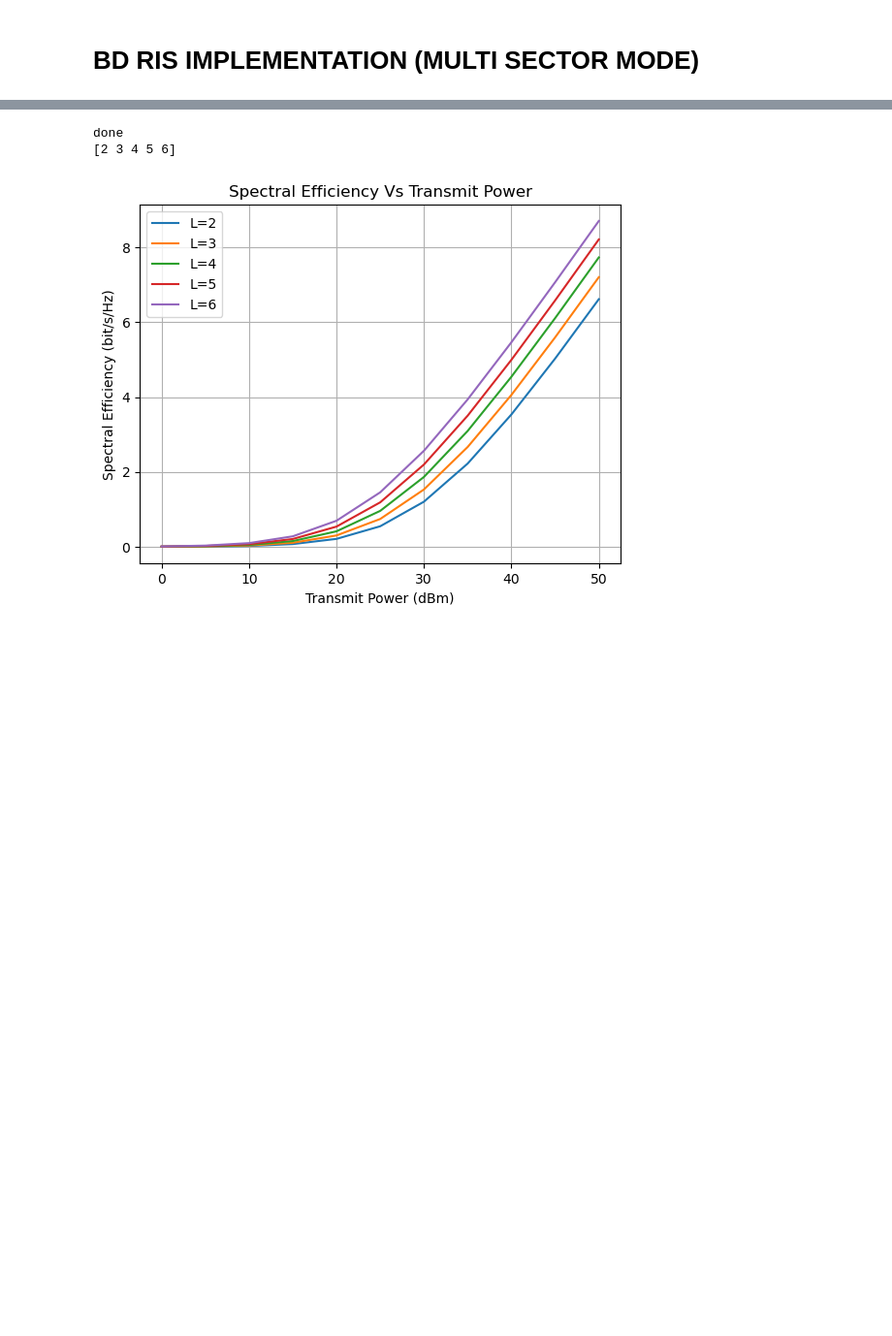
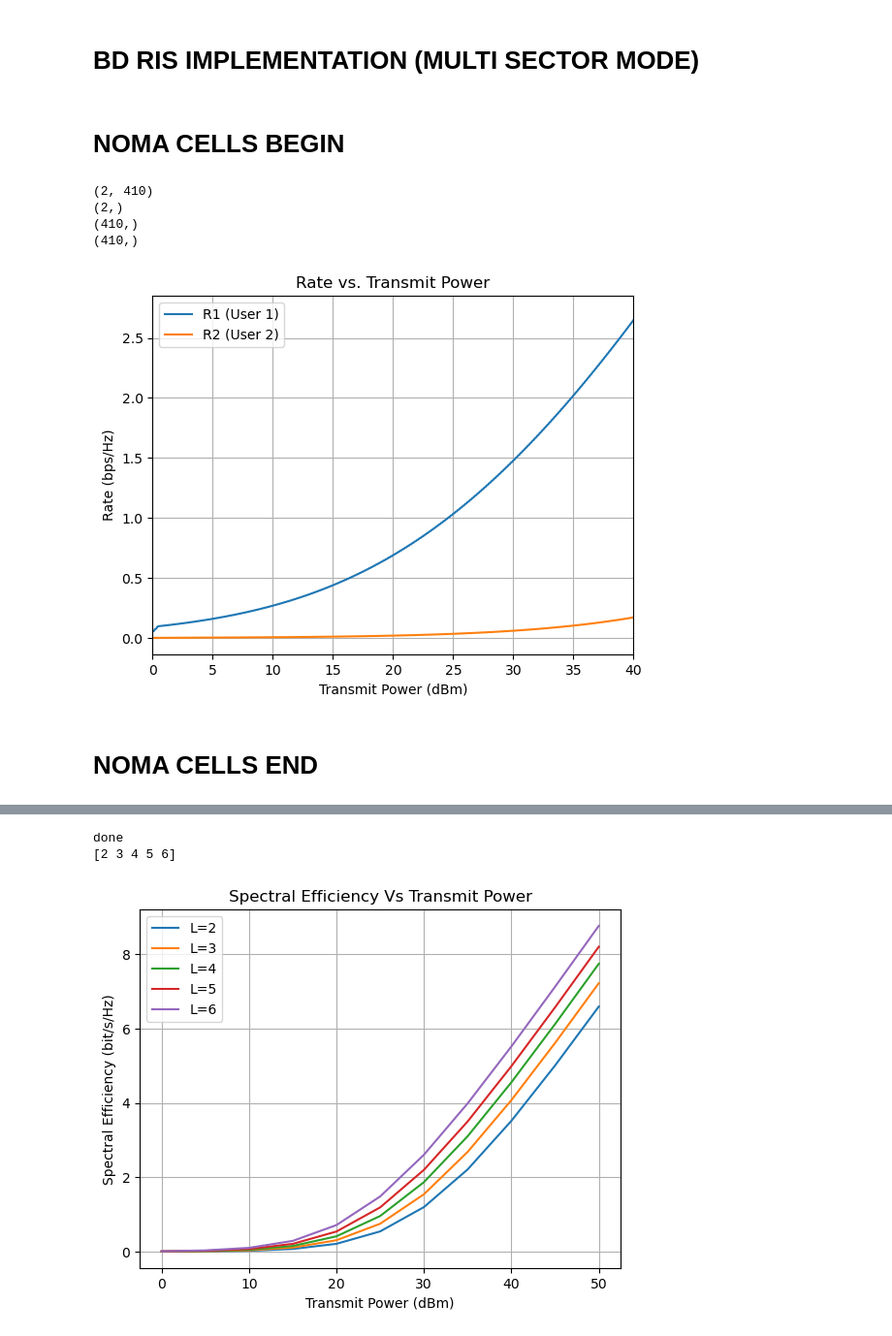
Before and after one commit to mbilal011/BD-RIS-SISO-Network-Implementation, a Jupyter notebook: plots_BDRIS_Spectral_Efficiency.ipynb, the cells around one changed output, grey strips where cells are left out. Shown at 97% size. Cells and saved outputs as stored; diff of their text form; code cells hidden in the pictures; blank space fills up the shorter version.

Commit message:
noma functions and code added

```diff
--- a/plots_BDRIS_Spectral_Efficiency.ipynb
+++ b/plots_BDRIS_Spectral_Efficiency.ipynb
@@ -54,3 +54,5 @@ nIRSrow = M // 6
 nIRScol = M // nIRSrow
 edge_length = 5  # Length of each edge of the IRS in meters
 z_height = edge_length  # Fixed height equal to edge_length
+# %% [markdown]
+# NOMA CELLS BEGIN
@@ -57,3 +187,56 @@ z_height = edge_length  # Fixed height equal to edge_length
+# %%
+print(np.shape(average_SNR_1))
+
+#Compute mean SNR for each row
+mean_SNR = (np.mean(average_SNR_1, axis=1))
+
+print(np.shape(mean_SNR))
+
+# Determine which row corresponds to SNR1 and SNR2 based on mean SNR
+if mean_SNR[0] > mean_SNR[1]:
+    SNR1 = average_SNR_1[0, :]
+    SNR2 = average_SNR_1[1, :]
+else:
+    SNR1 = average_SNR_1[1, :]
+    SNR2 = average_SNR_1[0, :]
+
+a = 0.3  # Power allocation coefficient for user 1
+
+# Compute rates
+R2 = np.log2(1 + (1-a) * SNR2 / (a * SNR2 + 1))
+R1 = np.log2(1 + a * SNR1)
+
+print(np.shape(R1))
+print(np.shape(R2))
+# %% [output]
+(2, 410)
+(2,)
+(410,)
+(410,)
+# %%
+def moving_average(data, window_size):
+    return np.convolve(data, np.ones(window_size) / window_size, mode='same')
+
+window_size = 10  # Window size for moving average
+
+# Apply moving average for smoothing
+R1 = moving_average(R1, window_size)
+R2 = moving_average(R2, window_size)
+
+# Plotting
+plt.plot(Pt, R1, label='R1 (User 1)')
+plt.plot(Pt, R2, label='R2 (User 2)')
+plt.xlabel('Transmit Power (dBm)')
+plt.ylabel('Rate (bps/Hz)')
+plt.title('Rate vs. Transmit Power')
+plt.xlim(0,40)
+plt.legend()
+plt.grid(True)
+plt.show()
+# %% [output]
+[figure, added]
+# %% [markdown]
+# NOMA CELLS END
 # %%
 # Assuming previous code parts
 radius = 30  # Range for generation of users within IRS
```
Also changed, not shown: parts of 8 cells of this notebook, 1 other file.
